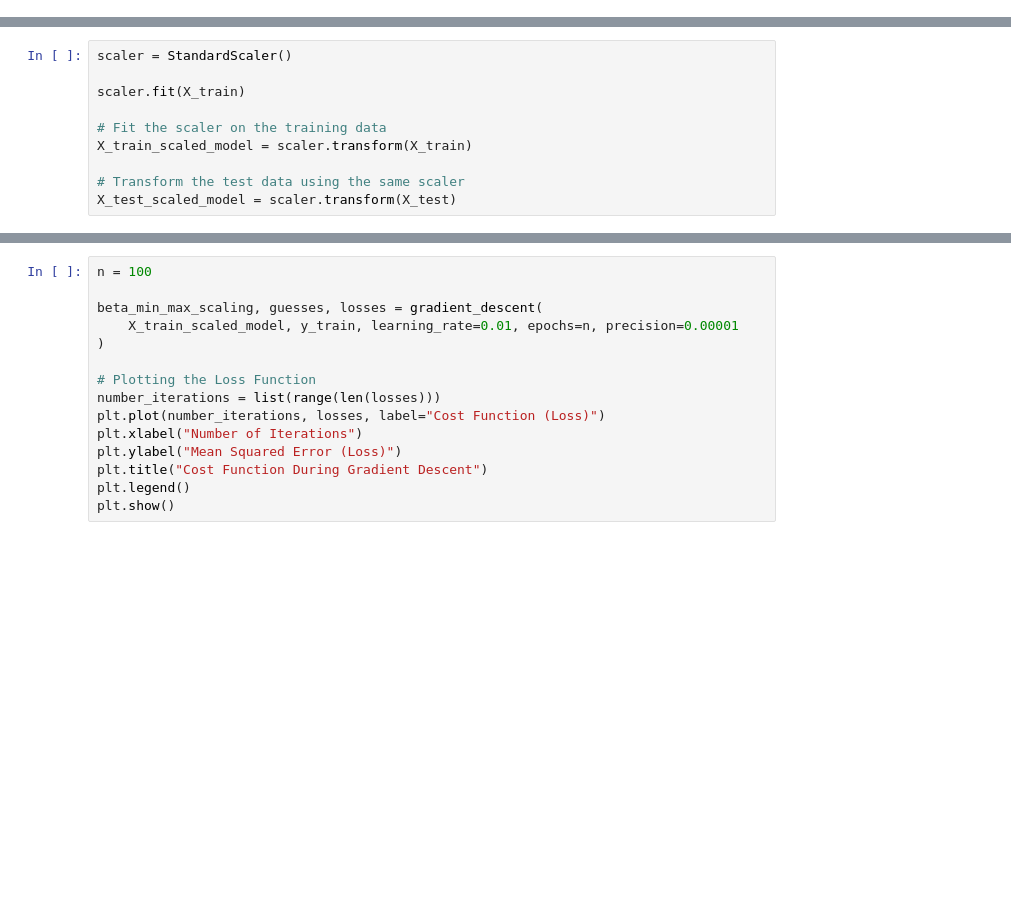
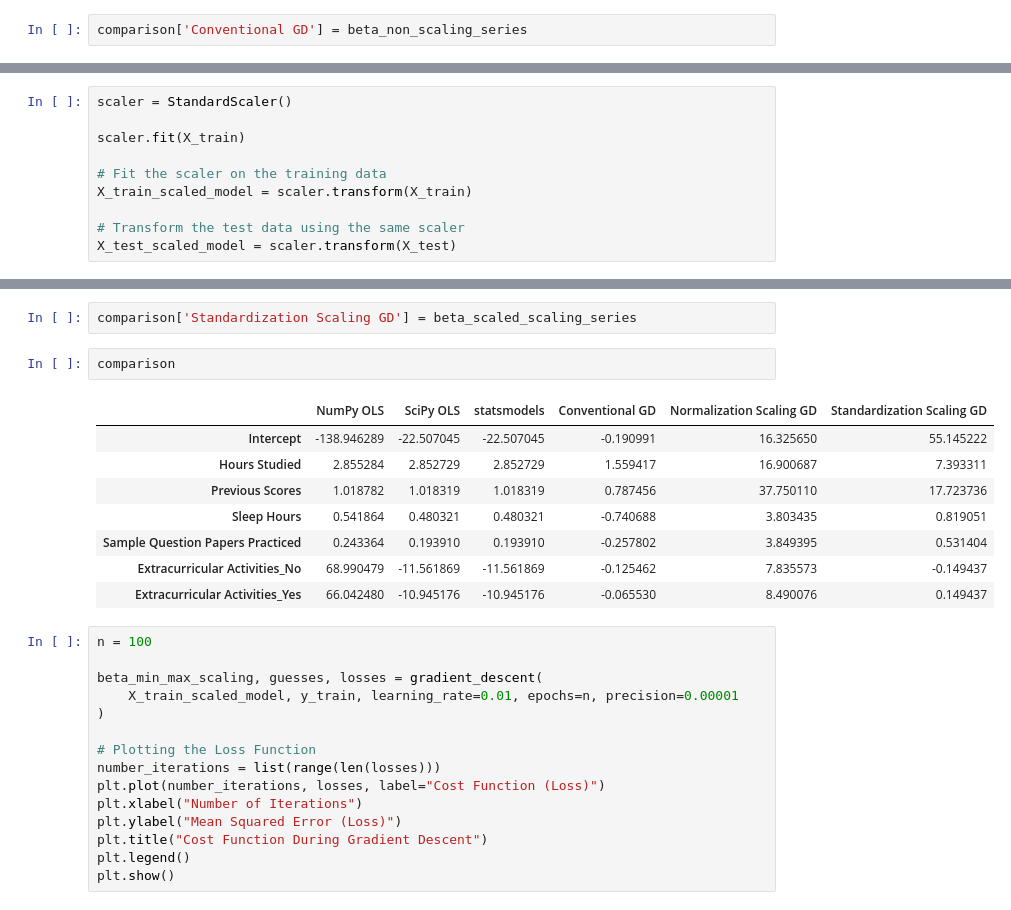
Before and after one commit to add0794/ordinary-least-squares-gradient-descent, a Jupyter notebook: jupyter.ipynb, the cells around one changed output, grey strips where cells are left out. Cells and saved outputs as stored; diff of their text form; blank space fills up the shorter version.

```diff
--- a/jupyter.ipynb
+++ b/jupyter.ipynb
@@ -805,6 +805,8 @@ Extracurricular Activities_No      -0.125462
 Extracurricular Activities_Yes     -0.065530
 dtype: float64
 Loss: 38.611837282320735
+# %%
+comparison['Conventional GD'] = beta_non_scaling_series
 # %% [markdown]
 The coefficients are *very* different. However, GD stops at a certain step size, as seen in the code. That may change if the data is scaled: transforming the data to handle outliers or more.
 
@@ -1019,6 +1007,19 @@ Extracurricular Activities_No       -0.149437
 Extracurricular Activities_Yes       0.149437
 dtype: float64
 Loss: 4.125434543805155
+# %%
+comparison['Standardization Scaling GD'] = beta_scaled_scaling_series
+# %%
+comparison
+# %% [output]
+|  | NumPy OLS | SciPy OLS | statsmodels | Conventional GD | Normalization Scaling GD | Standardization Scaling GD |
+| Intercept | -138.946289 | -22.507045 | -22.507045 | -0.190991 | 16.325650 | 55.145222 |
+| Hours Studied | 2.855284 | 2.852729 | 2.852729 | 1.559417 | 16.900687 | 7.393311 |
+| Previous Scores | 1.018782 | 1.018319 | 1.018319 | 0.787456 | 37.750110 | 17.723736 |
+| Sleep Hours | 0.541864 | 0.480321 | 0.480321 | -0.740688 | 3.803435 | 0.819051 |
+| Sample Question Papers Practiced | 0.243364 | 0.193910 | 0.193910 | -0.257802 | 3.849395 | 0.531404 |
+| Extracurricular Activities_No | 68.990479 | -11.561869 | -11.561869 | -0.125462 | 7.835573 | -0.149437 |
+| Extracurricular Activities_Yes | 66.042480 | -10.945176 | -10.945176 | -0.065530 | 8.490076 | 0.149437 |
 # %%
 n = 100
 
```
Also changed, not shown: parts of 18 cells of this notebook, 1 other file.
